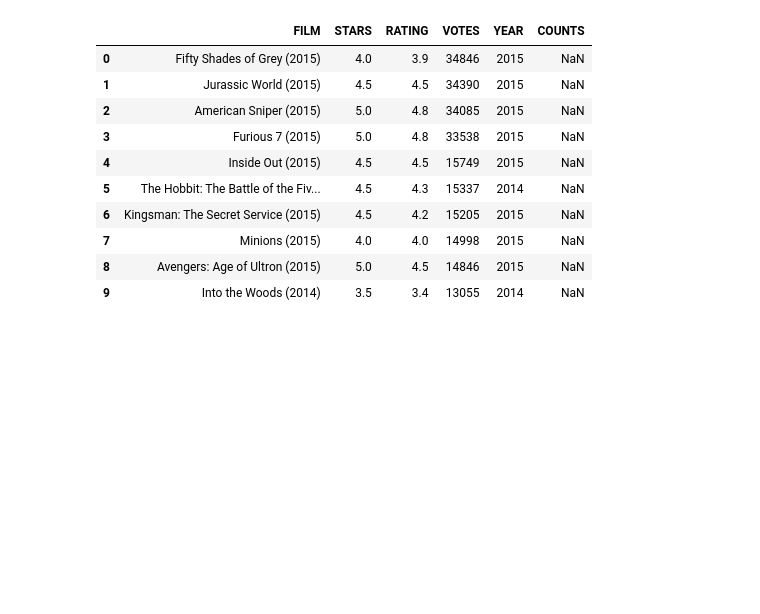
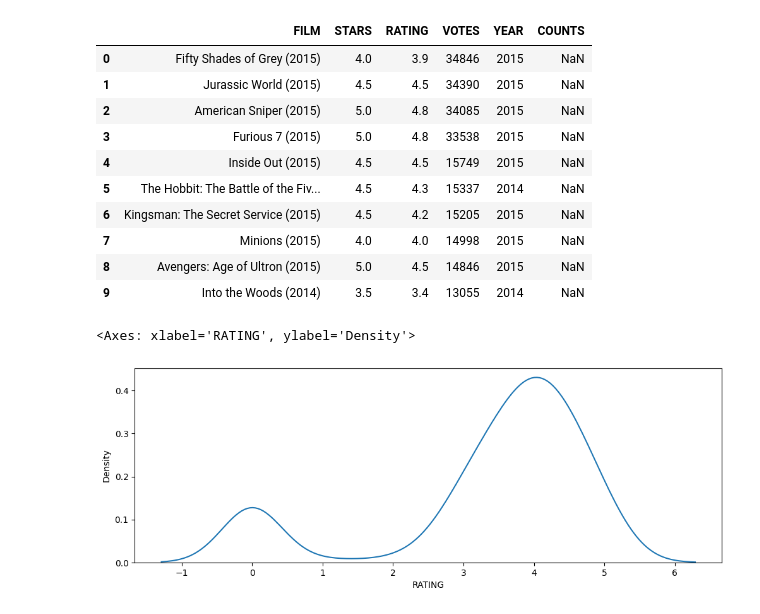
Before and after one commit to ibrahim10sy/learn-python, a Jupyter notebook: projet.ipynb, the cells around one changed output. Drawn from its saved outputs; the diff is of its cells as text; code cells hidden in the pictures; blank space fills up the shorter version.

```diff
--- a/projet.ipynb
+++ b/projet.ipynb
@@ -182,3 +182,9 @@ fandango.sort_values(by='VOTES', ascending=False).head(10)
 | 7 | Minions (2015) | 4.0 | 4.0 | 14998 | 2015 | NaN |
 | 8 | Avengers: Age of Ultron (2015) | 5.0 | 4.5 | 14846 | 2015 | NaN |
 | 9 | Into the Woods (2014) | 3.5 | 3.4 | 13055 | 2014 | NaN |
+# %%
+fig = plt.figure(figsize=(12,4))
+sns.kdeplot(data=fandango, x='RATING')
+# %% [output]
+<Axes: xlabel='RATING', ylabel='Density'>
+[figure, added]
```
